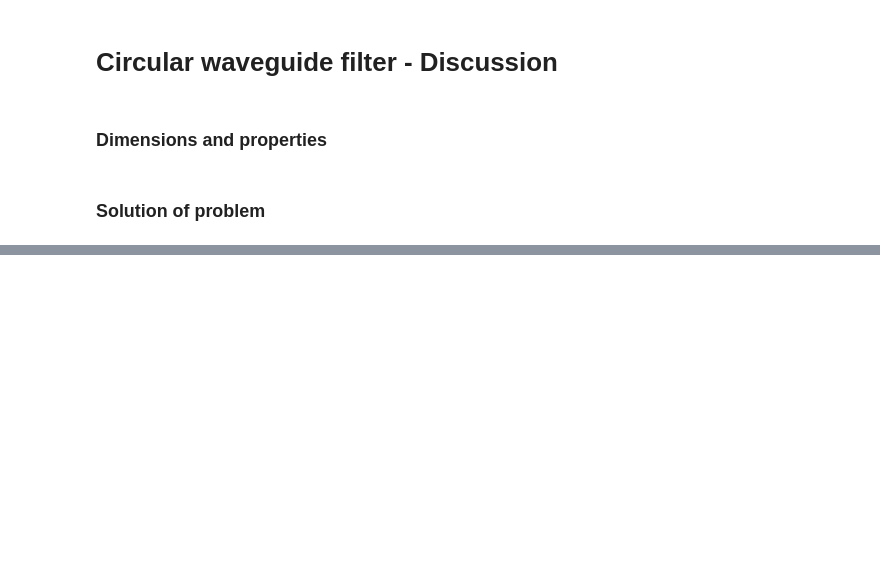
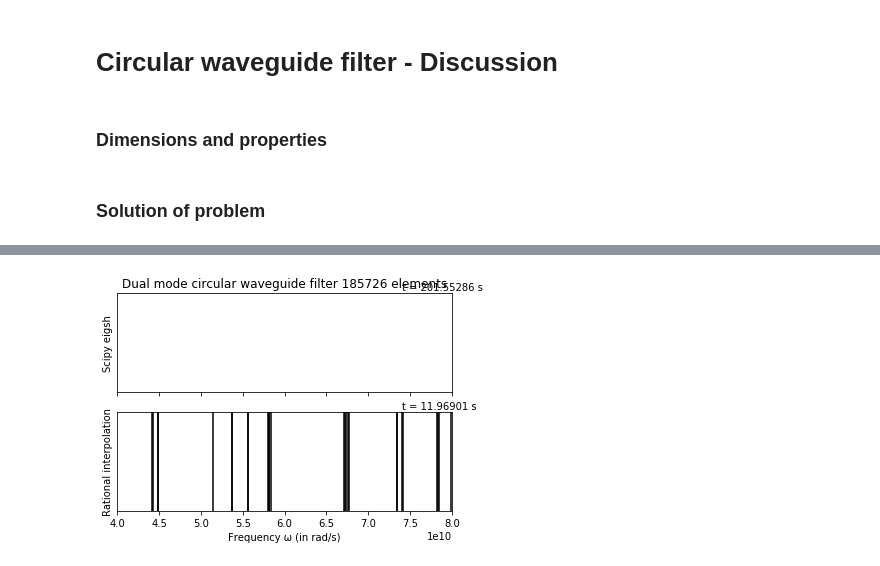
Before and after one commit to FMatti/Maxwell-MRI, a Jupyter notebook: examples/circular_waveguide_filter/circular_waveguide_filter.ipynb, the cells around one changed output, grey strips where cells are left out. Cells and saved outputs as stored; diff of their text form; code cells hidden in the pictures; blank space fills up the shorter version.

Commit message:
extend analysis of circular waveguide filter

```diff
--- a/examples/circular_waveguide_filter/circular_waveguide_filter.ipynb
+++ b/examples/circular_waveguide_filter/circular_waveguide_filter.ipynb
@@ -127,0 +121,26 @@ plt.show()
+# %%
+VS = VectorSpaceL2(CWF)
+snapshots = CWF.get_solution(tonumpy=True, trace=VS.get_trace())
+fig, ax = plt.subplots(2, 1, figsize=(6, 4), sharex=True)
+#helpers.plot_lines(ax[0], CWF.get_analytical_eigenfrequencies(a, b), color='C0')
+t0 = time.time()
+helpers.plot_lines(ax[0], CWF.get_numerical_eigenfrequencies(a, b))
+t_FE = time.time() - t0
+#helpers.plot_lines(ax[1], CWF.get_analytical_eigenfrequencies(a, b), color='C0')
+t0 = time.time()
+MRI = MinimalRationalInterpolation(VS)
+MRI.compute_surrogate(snapshots, omegas, greedy=True, tol=1e-2)
+helpers.plot_lines(ax[1], MRI.get_interpolatory_eigenfrequencies(only_real=True))
+t_RI = time.time() - t0
+ax[0].set_title(f'Circular waveguide filter with {CWF.V.dim()} elements')
+ax[0].set_ylabel('Scipy eigsh')
+ax[0].text(0.85, 1.03, f't = {round(t_FE, 5)} s', transform=ax[0].transAxes)
+ax[0].set_yticks([])
+ax[1].set_ylabel('Rational interpolation')
+ax[0].text(0.85, 1.03, f't = {round(t_RI, 5)} s', transform=ax[1].transAxes)
+ax[1].set_yticks([])
+ax[1].set_xlabel('Frequency \u03C9 (in rad/s)')
+ax[1].set_xlim(a, b)
+plt.show()
+# %% [output]
+[figure, added]
```
Also changed, not shown: parts of 10 cells of this notebook, 1 other file.
